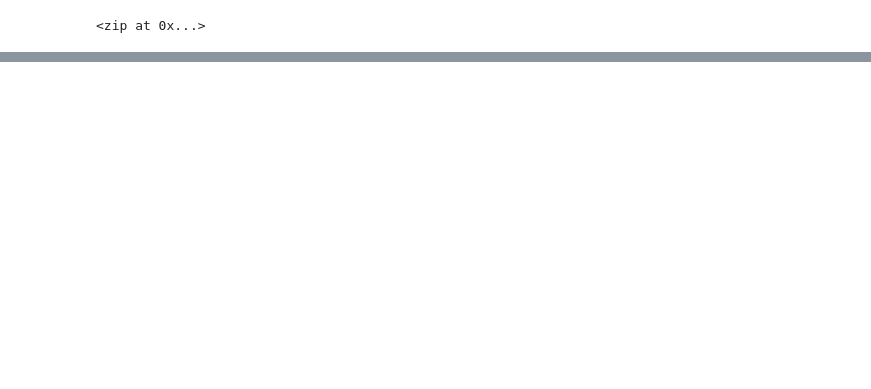
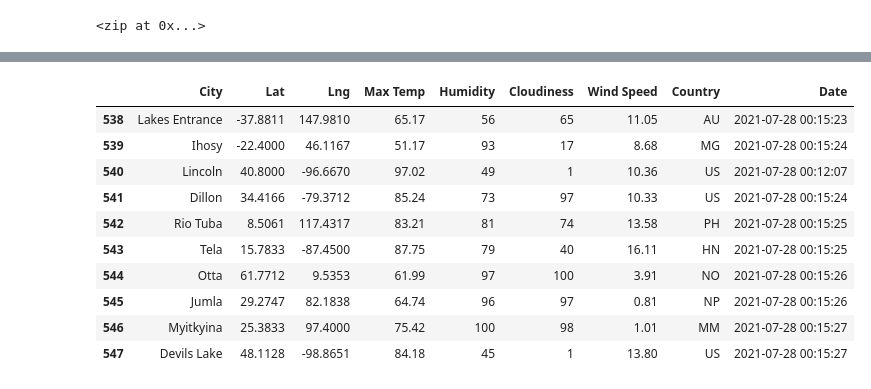
Before and after one commit to dylan-lomanto/World_Weather_Analysis, a Jupyter notebook: WeatherPy.ipynb, the cells around one changed output, grey strips where cells are left out. Cells and saved outputs as stored; diff of their text form; code cells hidden in the pictures; blank space fills up the shorter version.

```diff
--- a/WeatherPy.ipynb
+++ b/WeatherPy.ipynb
@@ -33,0 +129,16 @@ len(cities)
+# %%
+# Convert the array of dictionaries to a Pandas DataFrame.
+city_data_df = pd.DataFrame(city_data)
+city_data_df.tail(10)
+# %% [output]
+|  | City | Lat | Lng | Max Temp | Humidity | Cloudiness | Wind Speed | Country | Date |
+| 538 | Lakes Entrance | -37.8811 | 147.9810 | 65.17 | 56 | 65 | 11.05 | AU | 2021-07-28 00:15:23 |
+| 539 | Ihosy | -22.4000 | 46.1167 | 51.17 | 93 | 17 | 8.68 | MG | 2021-07-28 00:15:24 |
+| 540 | Lincoln | 40.8000 | -96.6670 | 97.02 | 49 | 1 | 10.36 | US | 2021-07-28 00:12:07 |
+| 541 | Dillon | 34.4166 | -79.3712 | 85.24 | 73 | 97 | 10.33 | US | 2021-07-28 00:15:24 |
+| 542 | Rio Tuba | 8.5061 | 117.4317 | 83.21 | 81 | 74 | 13.58 | PH | 2021-07-28 00:15:25 |
+| 543 | Tela | 15.7833 | -87.4500 | 87.75 | 79 | 40 | 16.11 | HN | 2021-07-28 00:15:25 |
+| 544 | Otta | 61.7712 | 9.5353 | 61.99 | 97 | 100 | 3.91 | NO | 2021-07-28 00:15:26 |
+| 545 | Jumla | 29.2747 | 82.1838 | 64.74 | 96 | 97 | 0.81 | NP | 2021-07-28 00:15:26 |
+| 546 | Myitkyina | 25.3833 | 97.4000 | 75.42 | 100 | 98 | 1.01 | MM | 2021-07-28 00:15:27 |
+| 547 | Devils Lake | 48.1128 | -98.8651 | 84.18 | 45 | 1 | 13.80 | US | 2021-07-28 00:15:27 |
```
Also changed, not shown: parts of 9 cells of this notebook, 3 other files.
